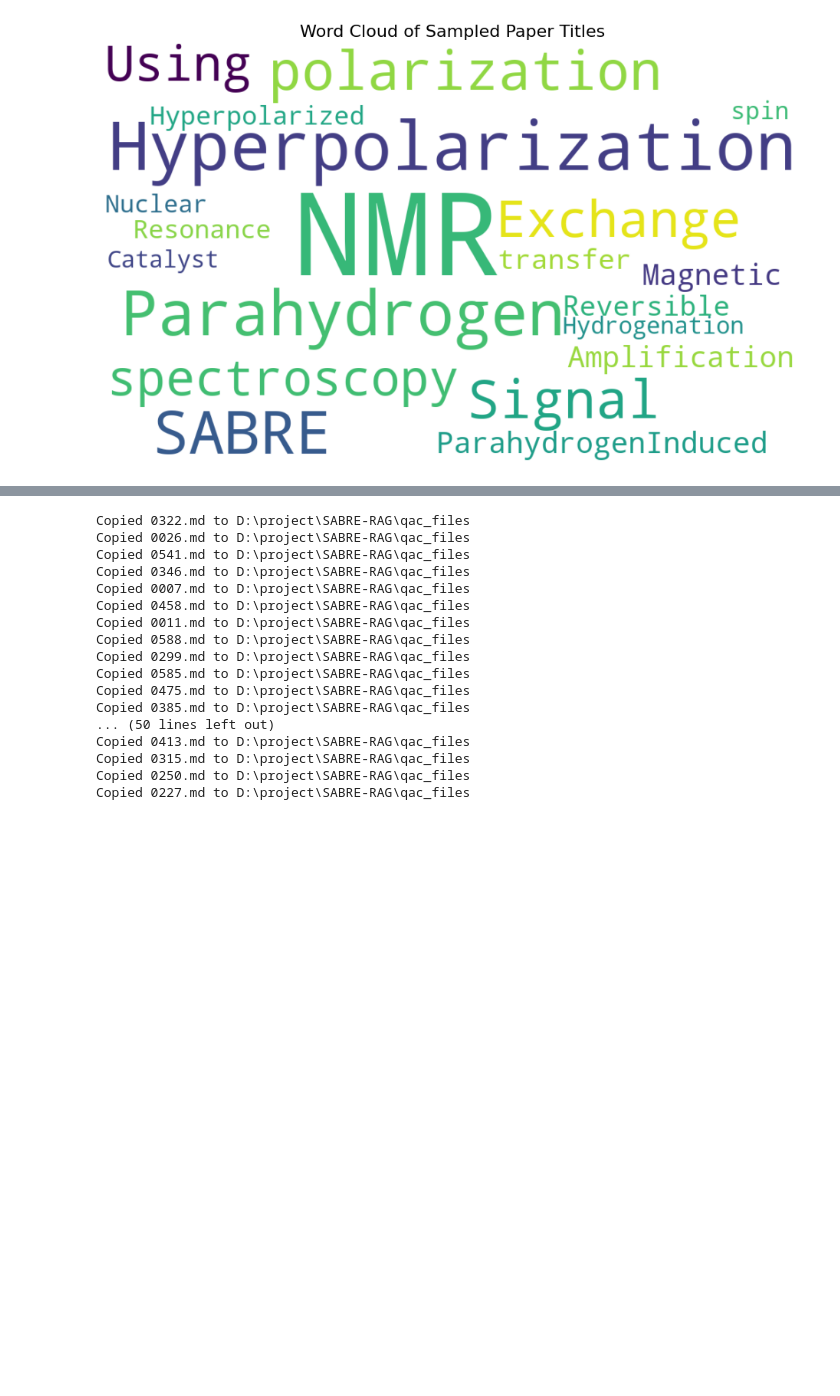
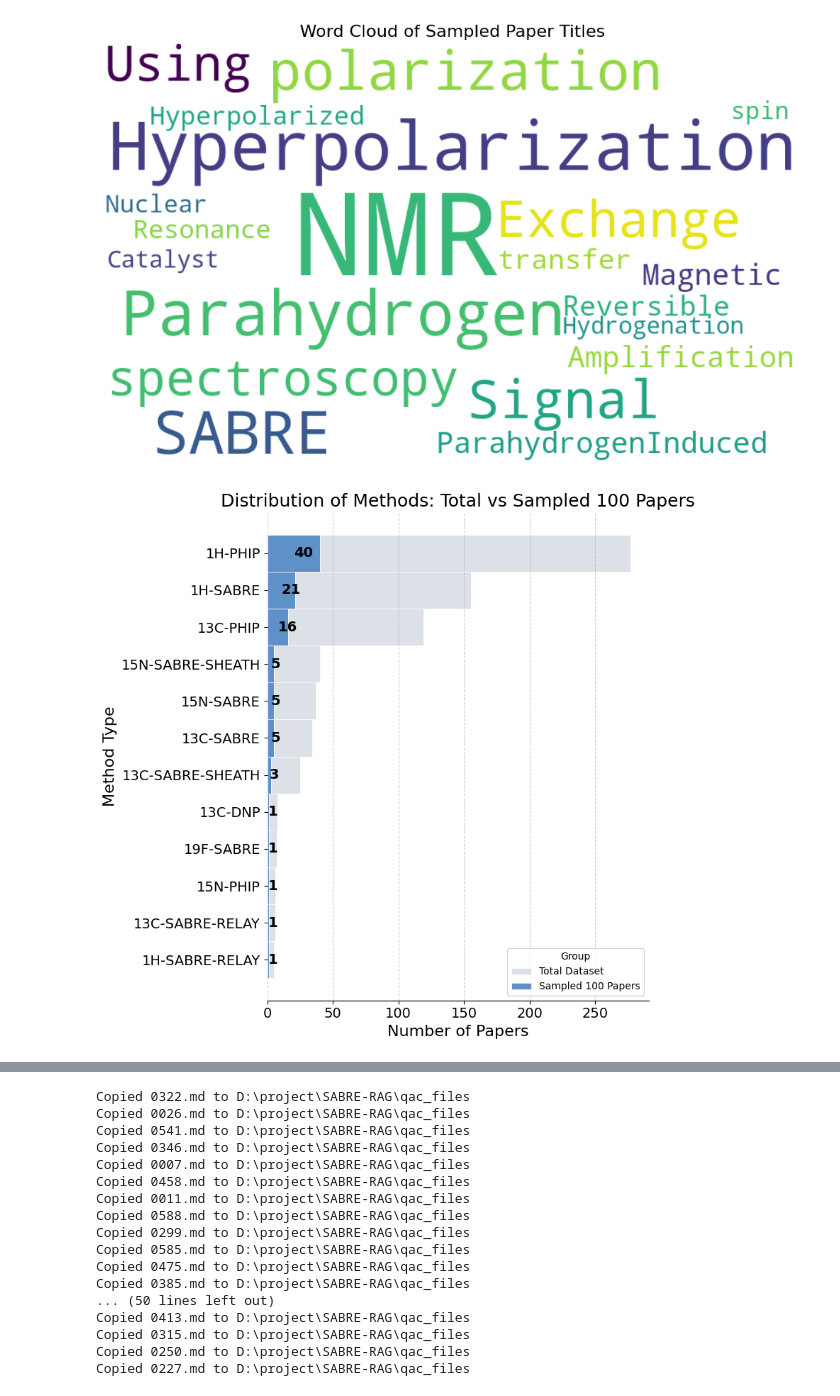
Before and after one commit to kimariyb/Para-QA, a Jupyter notebook: 04_generate_qac_dataset.ipynb, the cells around one changed output, grey strips where cells are left out. Saved outputs shown, nothing was run; the diff lists cells and outputs as text; code cells hidden in the pictures; blank space fills up the shorter version.

```diff
--- a/04_generate_qac_dataset.ipynb
+++ b/04_generate_qac_dataset.ipynb
@@ -253,3 +253,71 @@ sampled_papers.to_csv('sampled_papers_100.csv', index=False)
 # %% [output]
 [figure]
 [figure]
+# %%
+# 读取 100 条抽样数据
+sampled_papers = pd.read_csv('./outputs/sampled_papers_100.csv')
+sampled_methods = sampled_papers['method'].value_counts()
+
+# 读取全部数据
+papers_tags = pd.read_json('./outputs/papers_tag.jsonl', lines=True)
+papers_tags['method'] = papers_tags['method'].fillna('nucleus-method')
+papers_tags = papers_tags[papers_tags['method'] != 'nucleus-method']
+all_methods = papers_tags['method'].value_counts()
+
+# 绘制堆积图
+fig, ax = plt.subplots(figsize=(8, 8))
+
+# 合并数据
+combined = pd.DataFrame({
+    'Total Dataset': all_methods,
+    'Sampled 100 Papers': sampled_methods
+}).fillna(0)
+
+# 只取总数排名前12
+top12_methods = combined.sort_values('Total Dataset', ascending=False).head(12).index
+combined = combined.loc[top12_methods]
+
+df_plot = combined.reset_index().melt(id_vars="method", var_name="Group", value_name="Count")
+
+
+sns.histplot(
+    data=df_plot,
+    y="method",        # 水平方向
+    weights="Count",
+    hue="Group",
+    multiple="stack",  # 堆积模式
+    palette=["#d0d7e0", "#2a6cb8"],  # 浅灰底 + 深海蓝(最耐看论文色)
+    edgecolor="white",
+    linewidth=0.5
+)
+
+# 获取采集的那部分色块（橙色在后面）
+patches = ax.patches
+sampled_patches = patches[:len(patches)//2 ]  # 取后半部分 = Sampled 100 Papers
+
+for p in sampled_patches:
+    width = p.get_width()
+    if width > 0:
+        ax.text(
+            p.get_x() + width / 2,
+            p.get_y() + p.get_height() / 2,
+            f"{int(width)}",
+            ha="left", va="center",
+            fontsize=14, weight="bold"
+        )
+
+# 图表样式
+plt.xticks(fontsize=14)
+plt.yticks(fontsize=14)
+plt.title('Distribution of Methods: Total vs Sampled 100 Papers', fontsize=18)
+plt.xlabel('Number of Papers', fontsize=16)
+plt.ylabel('Method Type', fontsize=16)
+plt.grid(axis='x', linestyle='--', alpha=0.6)
+sns.despine(left=True)  # seaborn 简洁样式
+plt.tight_layout()
+
+# 保存
+plt.savefig('./outputs/sampled_distribution.pdf', dpi=300, bbox_inches='tight')
+plt.show()
+# %% [output]
+[figure, added]
```
Also changed, not shown: parts of 1 cell of this notebook, 3 other files.
